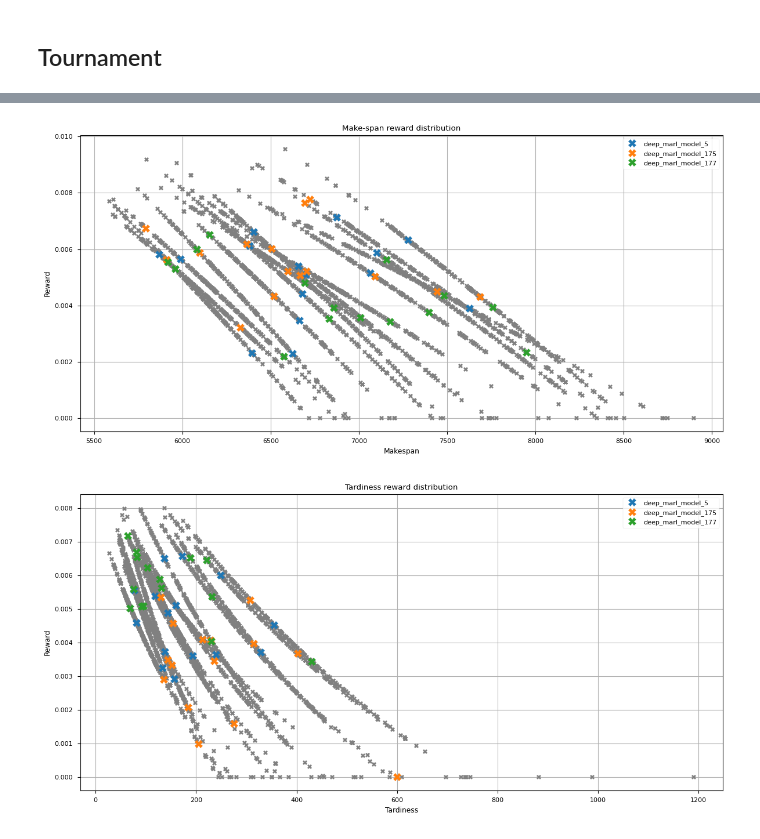
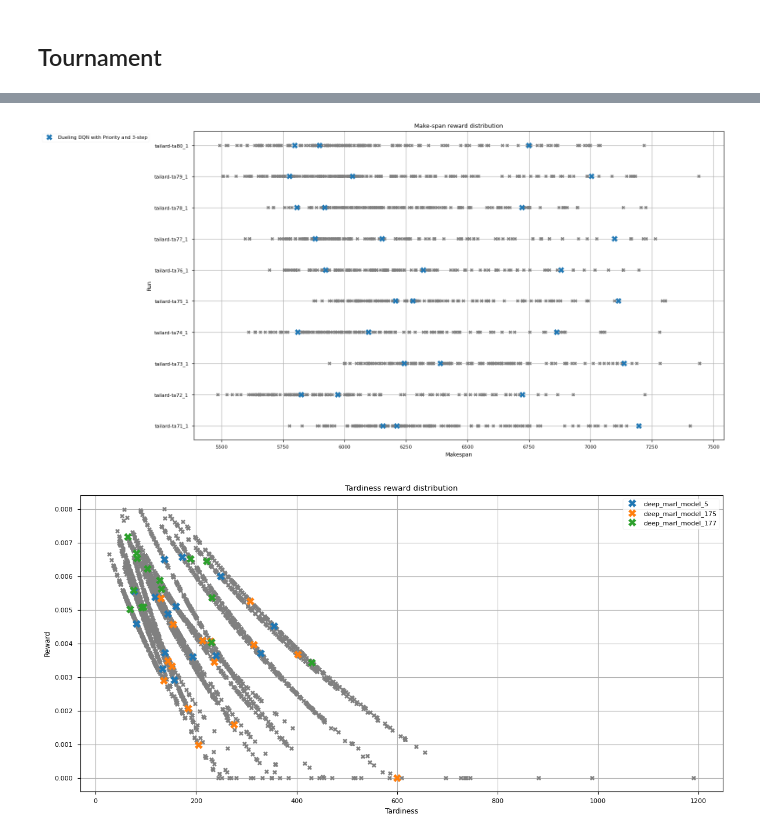
Before and after one commit to yura-hb/diploma-thesis, a Jupyter notebook: notebooks/result.ipynb, the cells around one changed output, grey strips where cells are left out. Saved outputs shown, nothing was run; the diff lists cells and outputs as text; code cells hidden in the pictures.

```diff
--- a/notebooks/result.ipynb
+++ b/notebooks/result.ipynb
@@ -304,5 +198,5 @@ by_action
 # %%
-tournament_path = '../diploma_thesis/tmp/jsp_tournament/'
+tournament_path = '../diploma_thesis/results/tournaments/deep_marl_direct'
 # %%
 report_path = os.path.join(tournament_path, 'report.txt')
 
@@ -331,3 +225,4 @@ print(''.join(result))
 # %%
 result_path = os.path.join(tournament_path, 'result.csv')
 results = pd.read_csv(result_path)
+results['candidate'] = results['candidate'].str.lstrip('_')
@@ -352,2 +237,5 @@ results
+# %%
+df = results[results['run'].str.contains('tailard')].copy()
+df = df[df['run'].str.contains('71|72|73|74|75|76|77|78|79|80')]
 # %%
 plot_reward_per_run(
@@ -387,0 +280,2 @@ models = ['deep_marl_model_5', 'deep_marl_model_175', 'deep_marl_model_177']
+# %%
+df['candidate'] = df['candidate'].str.lstrip('_')
@@ -388,20 +318,31 @@ models = ['deep_marl_model_5', 'deep_marl_model_175', 'deep_marl_model_177']
 # %%
-plot_reward_per_model_across_runs(
-    results,
+plot_performance_across_runs(
+    df,
     info=dict(
         title='Make-span reward distribution',
         xlabel='Makespan',
-        ylabel='Reward',
+        ylabel='Run',
         marker='X',
         metric='makespan',
         reward='makespan_reward',
         candidate_column='candidate',
-        candidates=models,
-        group='run'
+        candidates=
+        {
+            # 'Static Rules': static_rules,
+            # 'Plain DQN': plain_dqn,
+            # 'Dueling DQN': dueling_ddqn,
+            # 'Dueling DQN with Priority': dueling_ddqn_pr,
+            'Dueling DQN with Priority and 3-step': dueling_ddqn_pr_3_step,
+            # 'REINFORCE': reinforce,
+            # 'PPO': ppo
+        },
+        group='run',
+        ncols=1,
+        figsize=(16, 8)
     )
 );
 # %% [output]
-[figure, old version]
+[figure, new version]
 # %%
 plot_reward_per_model_across_runs(
     results,
```
Also changed, not shown: parts of 27 cells of this notebook, 6 other files.
